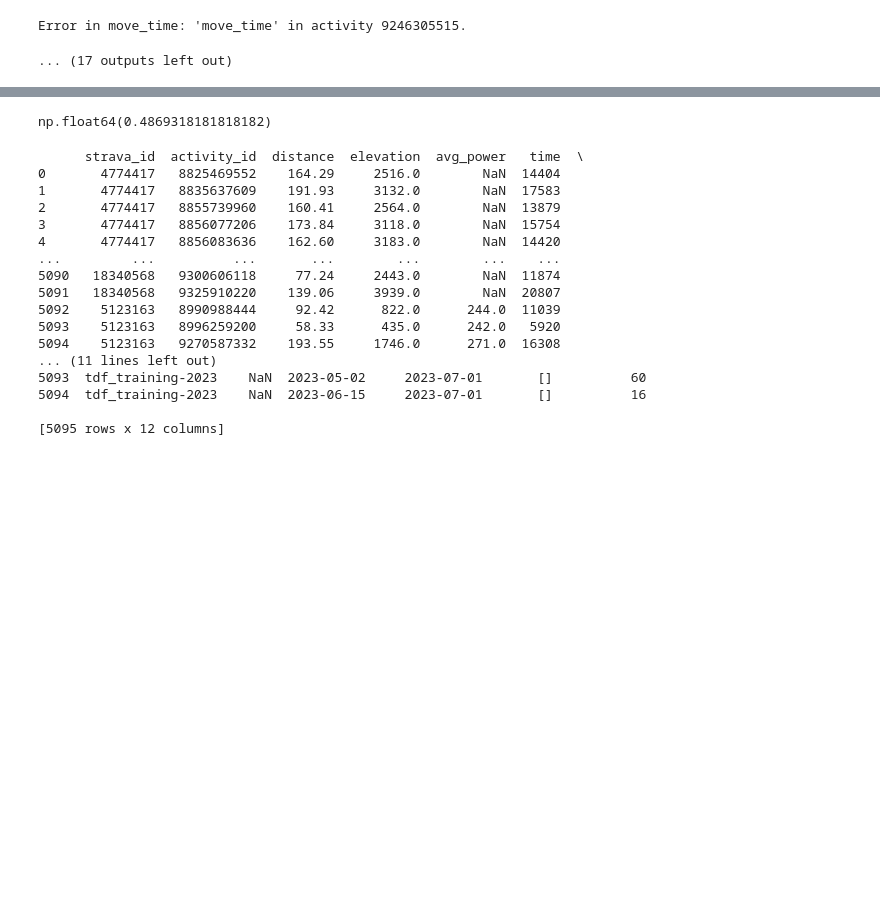
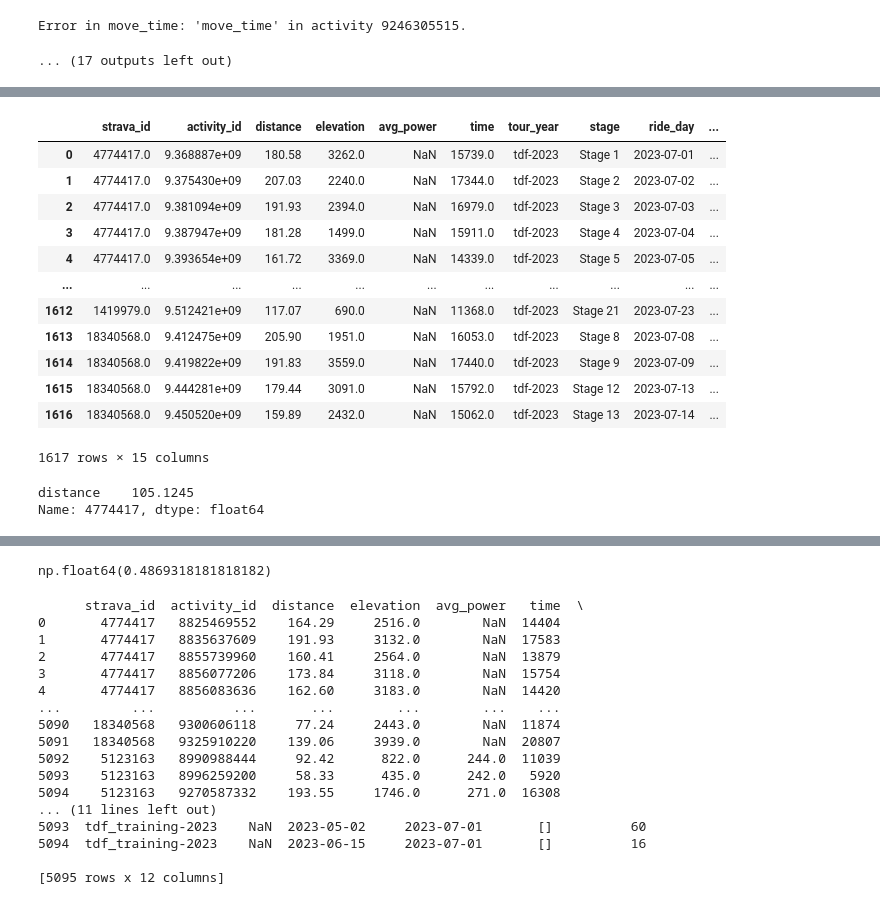
Before and after one commit to heineborell/grand_tours, a Jupyter notebook: neal_notebooks/predict_winner_data_prep.ipynb, the cells around one changed output, grey strips where cells are left out. Cells and saved outputs as stored; diff of their text form; code cells hidden in the pictures; blank space fills up the shorter version.

```diff
--- a/neal_notebooks/predict_winner_data_prep.ipynb
+++ b/neal_notebooks/predict_winner_data_prep.ipynb
@@ -122,0 +167,6 @@ Error in move_time: 'move_time' in activity 11871368494.
+# %%
+#keep only those athletes with at least 10 training sessions?
+race_data = race_data[race_data['no_sessions'] >= 10]
+# %%
+# reset the index now that columns have been dropped
+race_data = race_data.reset_index().drop(columns=['index'])
@@ -122,0 +175,6 @@ Error in move_time: 'move_time' in activity 11871368494.
+# %%
+race_data['avg_train_dist'] = 0.0 #cast as float
+for k in range(0, len(race_data)):
+    id = race_data.loc[k, 'strava_id']
+    race_data.loc[k, 'avg_train_dist'] = \
+        training_data[['strava_id', 'distance']].groupby(by='strava_id').mean().loc[id,'distance']
@@ -122,0 +200,21 @@ Error in move_time: 'move_time' in activity 11871368494.
+# %%
+race_data
+# %% [output]
+|  | strava_id | activity_id | distance | elevation | avg_power | time | tour_year | stage | ride_day | ... |
+| 0 | 4774417.0 | 9.368887e+09 | 180.58 | 3262.0 | NaN | 15739.0 | tdf-2023 | Stage 1 | 2023-07-01 | ... |
+| 1 | 4774417.0 | 9.375430e+09 | 207.03 | 2240.0 | NaN | 17344.0 | tdf-2023 | Stage 2 | 2023-07-02 | ... |
+| 2 | 4774417.0 | 9.381094e+09 | 191.93 | 2394.0 | NaN | 16979.0 | tdf-2023 | Stage 3 | 2023-07-03 | ... |
+| 3 | 4774417.0 | 9.387947e+09 | 181.28 | 1499.0 | NaN | 15911.0 | tdf-2023 | Stage 4 | 2023-07-04 | ... |
+| 4 | 4774417.0 | 9.393654e+09 | 161.72 | 3369.0 | NaN | 14339.0 | tdf-2023 | Stage 5 | 2023-07-05 | ... |
+| ... | ... | ... | ... | ... | ... | ... | ... | ... | ... | ... |
+| 1612 | 1419979.0 | 9.512421e+09 | 117.07 | 690.0 | NaN | 11368.0 | tdf-2023 | Stage 21 | 2023-07-23 | ... |
+| 1613 | 18340568.0 | 9.412475e+09 | 205.90 | 1951.0 | NaN | 16053.0 | tdf-2023 | Stage 8 | 2023-07-08 | ... |
+| 1614 | 18340568.0 | 9.419822e+09 | 191.83 | 3559.0 | NaN | 17440.0 | tdf-2023 | Stage 9 | 2023-07-09 | ... |
+| 1615 | 18340568.0 | 9.444281e+09 | 179.44 | 3091.0 | NaN | 15792.0 | tdf-2023 | Stage 12 | 2023-07-13 | ... |
+| 1616 | 18340568.0 | 9.450520e+09 | 159.89 | 2432.0 | NaN | 15062.0 | tdf-2023 | Stage 13 | 2023-07-14 | ... |
+1617 rows × 15 columns
+# %%
+training_data[['strava_id', 'distance']].groupby(by='strava_id').mean().loc[4774417]
+# %% [output]
+distance    105.1245
+Name: 4774417, dtype: float64
```
Also changed, not shown: parts of 20 cells of this notebook.
